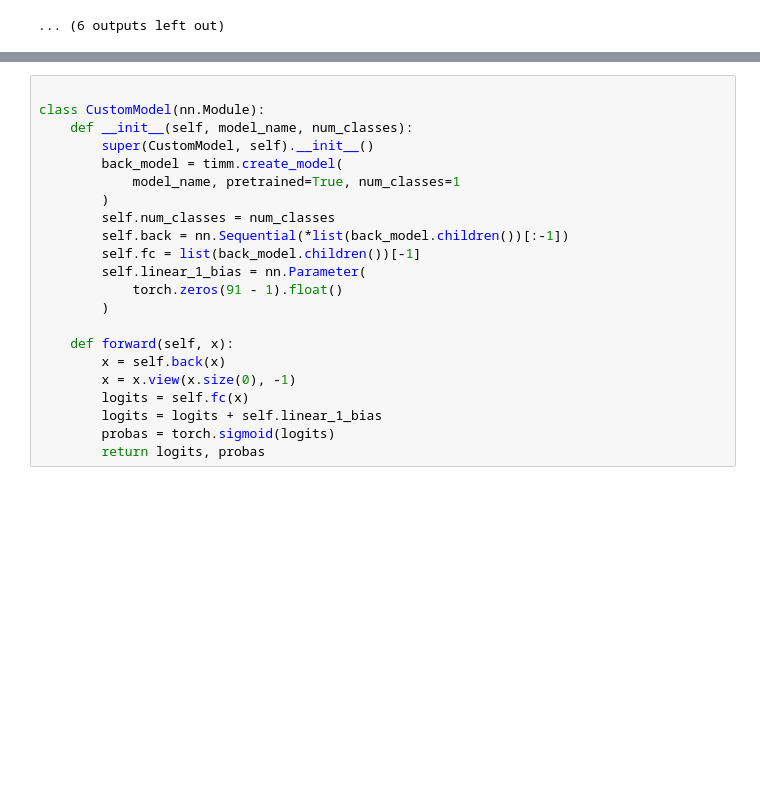
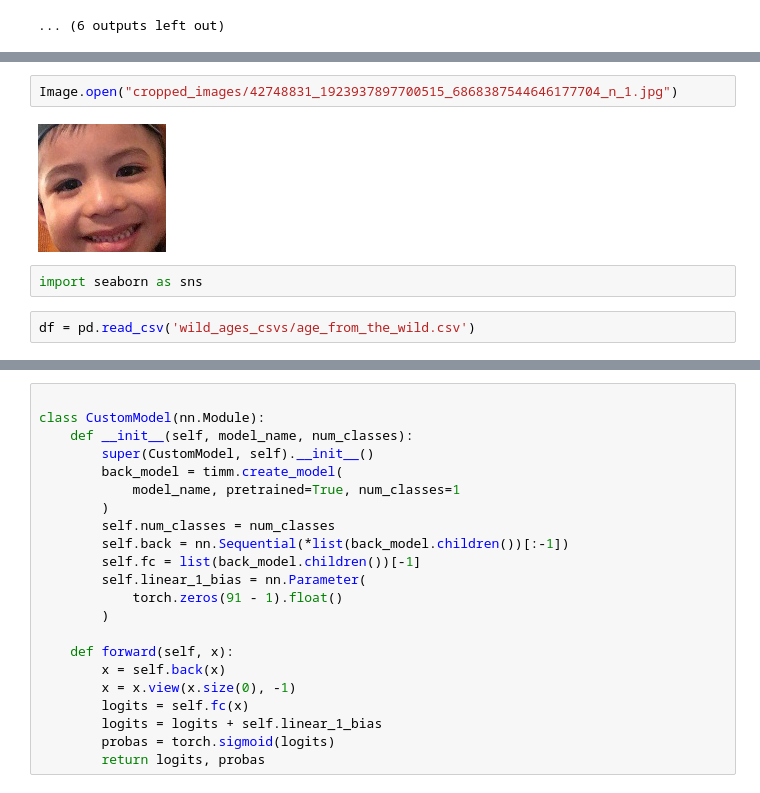
Before and after one commit to shpq/utils, a Jupyter notebook: training/age/ages_from_the_wild/detections_vis.ipynb, the cells around one changed output, grey strips where cells are left out. Cells and saved outputs as stored; diff of their text form; blank space fills up the shorter version.

```diff
--- a/training/age/ages_from_the_wild/detections_vis.ipynb
+++ b/training/age/ages_from_the_wild/detections_vis.ipynb
@@ -53,0 +96,8 @@ for index, row in df.iterrows():
+# %%
+Image.open("cropped_images/42748831_1923937897700515_6868387544646177704_n_1.jpg")
+# %% [output]
+[figure, added]
+# %%
+import seaborn as sns
+# %%
+df = pd.read_csv('wild_ages_csvs/age_from_the_wild.csv')
```
Also changed, not shown: parts of 22 cells of this notebook, 4 other files.
